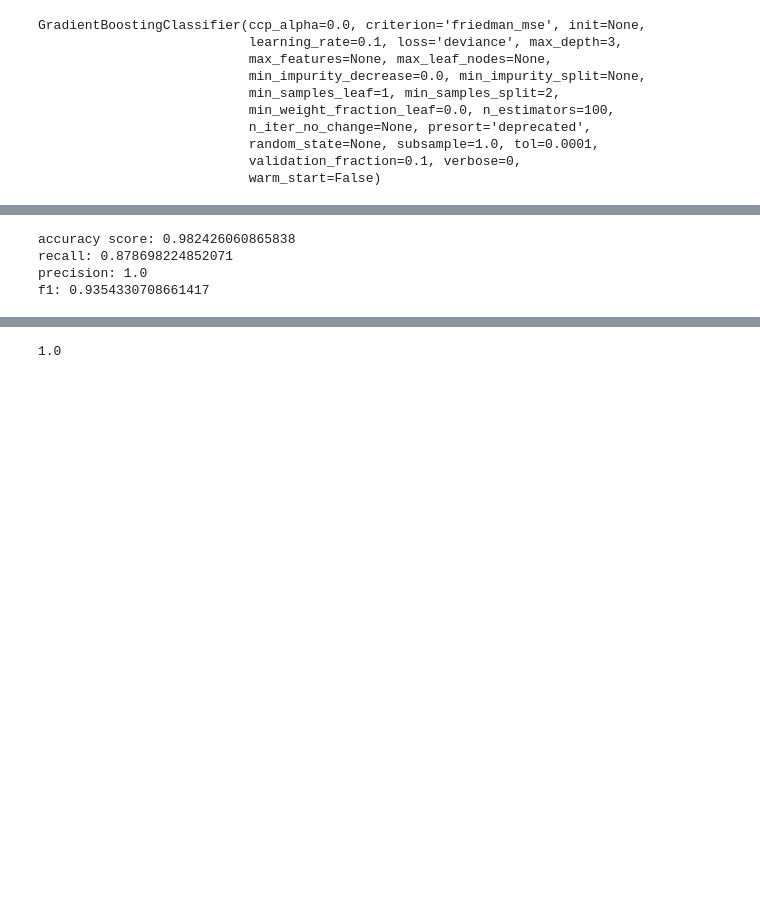
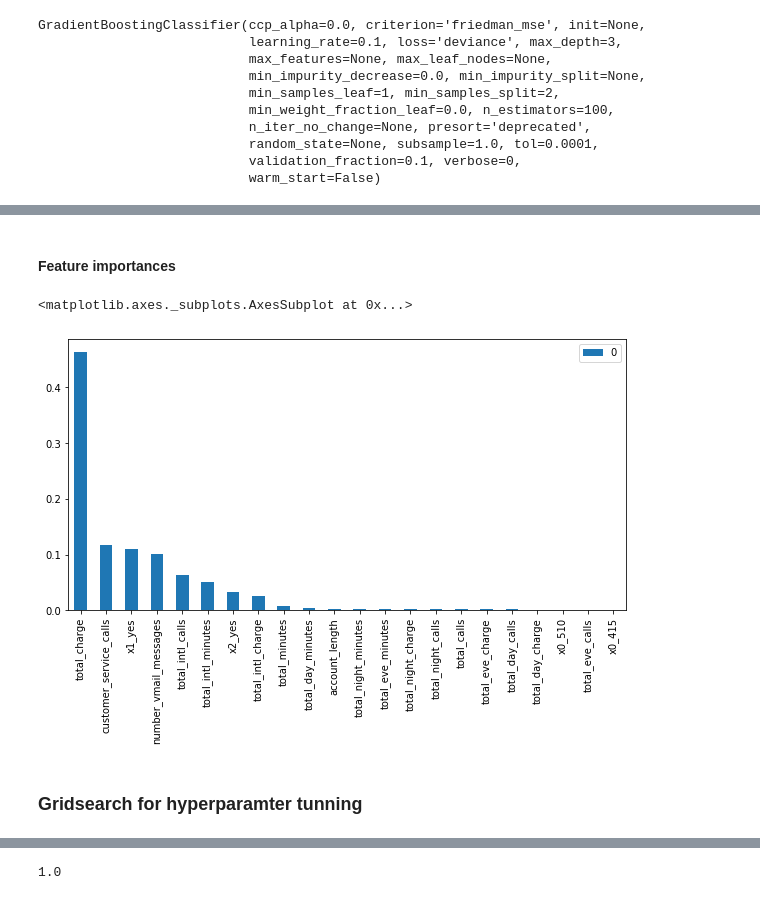
Before and after one commit to jaybee202/mod3_project, a Jupyter notebook: Step06_GBC/GBC_2-trans2.ipynb, the cells around one changed output, grey strips where cells are left out. Drawn from its saved outputs; the diff is of its cells as text; code cells hidden in the pictures; blank space fills up the shorter version.

```diff
--- a/Step06_GBC/GBC_2-trans2.ipynb
+++ b/Step06_GBC/GBC_2-trans2.ipynb
@@ -121,11 +148,0 @@ from sklearn.metrics import f1_score
-# %%
-y_pred = gbc.predict(X_train)
-print ('accuracy score:', gbc.score(X_train, y_train))
-print ('recall:', recall_score(y_train, y_pred))
-print ('precision:', precision_score(y_train, y_pred))
-print ('f1:', f1_score(y_train, y_pred))
-# %% [output]
-accuracy score: 0.982426060865838
-recall: 0.878698224852071
-precision: 1.0
-f1: 0.9354330708661417
@@ -149,3 +149,14 @@ f1: 0.9354330708661417
+# %% [markdown]
+#### Feature importances
+# %%
+importances1 = list(zip(gbc.feature_importances_, X_train.columns))
+importances1.sort(reverse=True)
+pd.DataFrame(importances1, index=[x for (_,x) in importances]).plot(kind = 'bar')
+# %% [output]
+<matplotlib.axes._subplots.AxesSubplot at 0x...>
+[figure, added]
+# %% [markdown]
+### Gridsearch for hyperparamter tunning
 # %%
 from sklearn.model_selection import GridSearchCV
 # %%
```
Also changed, not shown: parts of 24 cells of this notebook.
